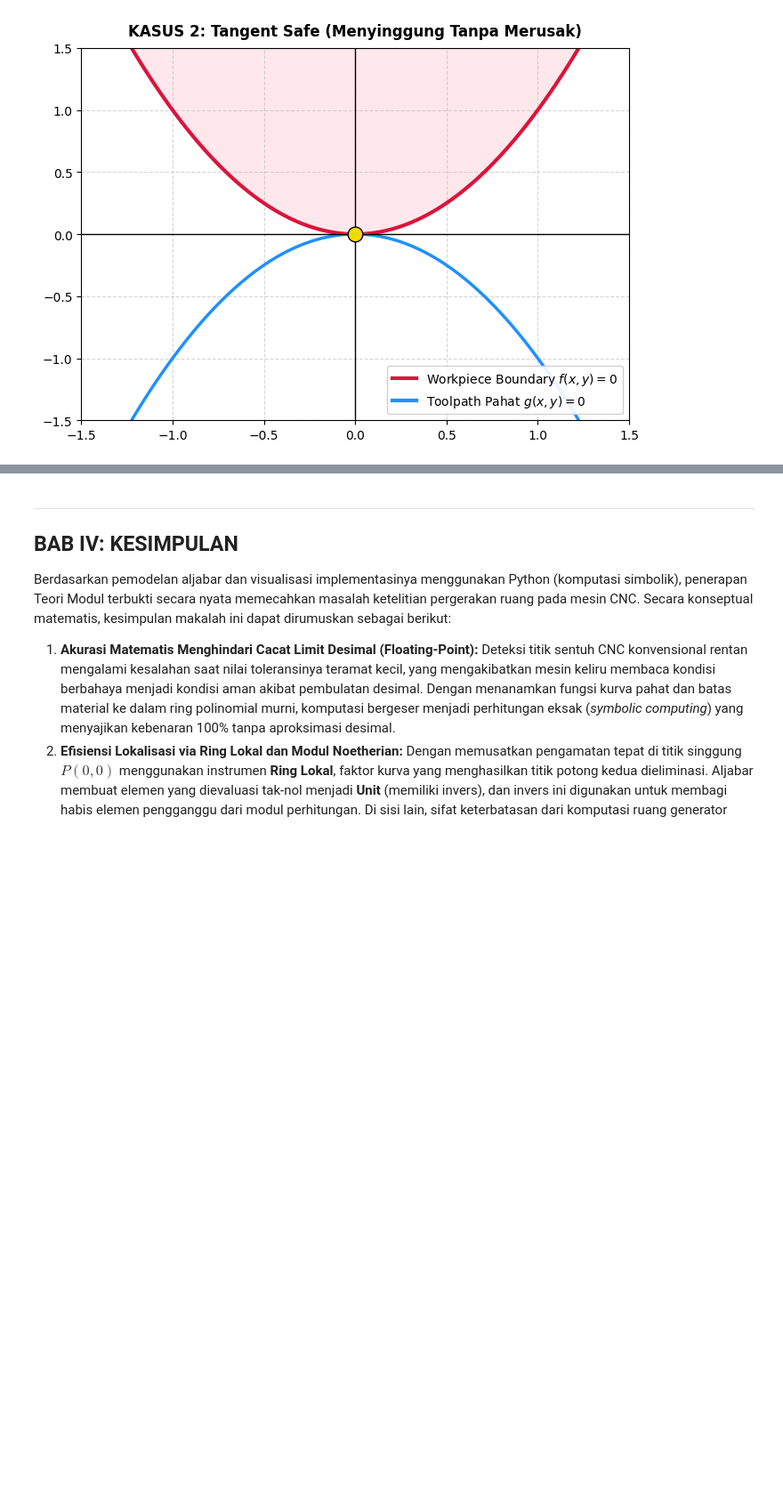
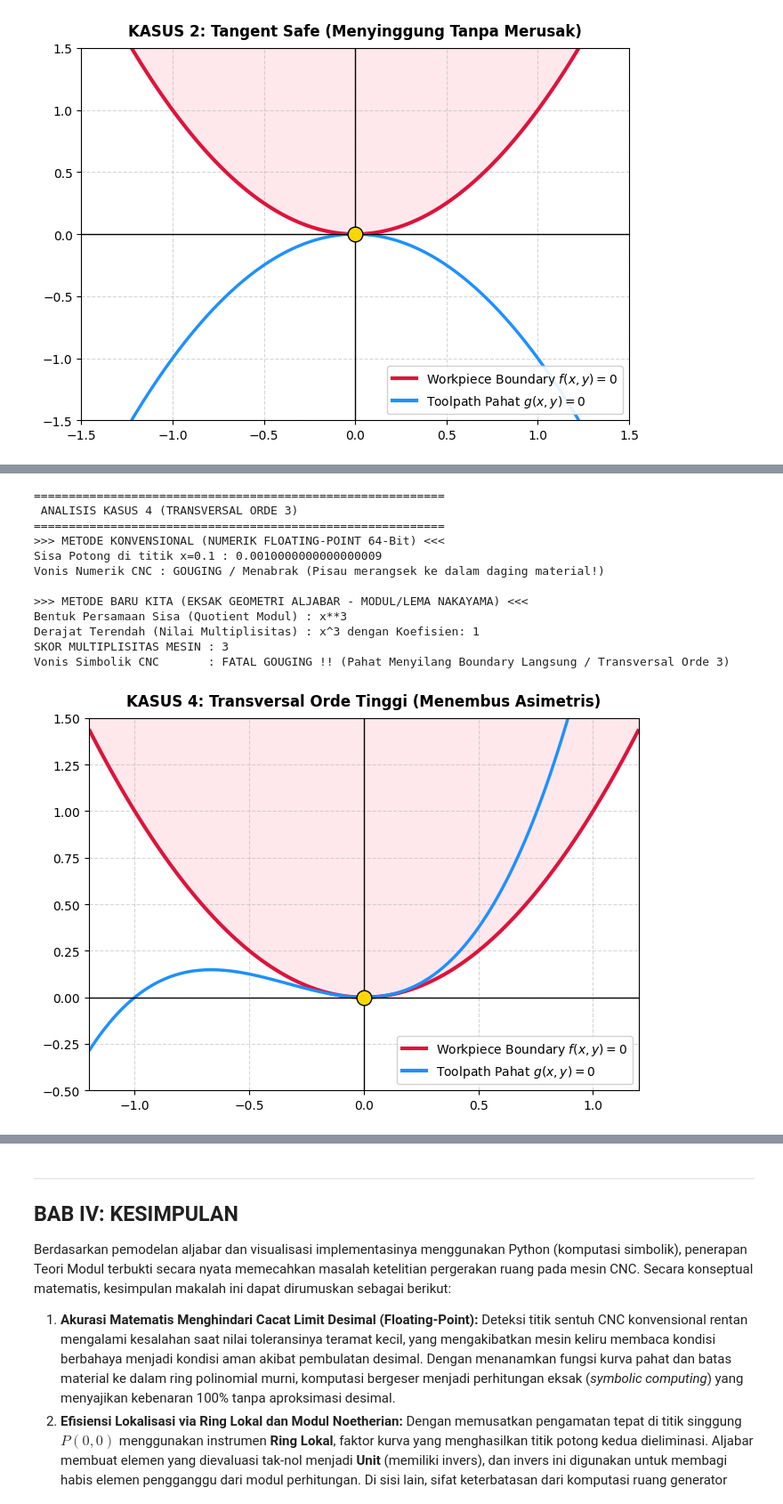
Before and after one commit to TetewHeroez/Tugas-Kuliah, a Jupyter notebook: Semester 8/Teori Modul/Modul Ring Lokal/ModulRingLokal.ipynb, the cells around one changed output, grey strips where cells are left out. Shown at 89% size. Cells and saved outputs as stored; diff of their text form; code cells hidden in the pictures; blank space fills up the shorter version.

```diff
--- a/Semester 8/Teori Modul/Modul Ring Lokal/ModulRingLokal.ipynb
+++ b/Semester 8/Teori Modul/Modul Ring Lokal/ModulRingLokal.ipynb
@@ -325,0 +335,29 @@ Vonis Simbolik CNC       : BAHAYA OVERCUT !! (Gouging Halus - Pahat lebih tumpul
+# %%
+y_lintasan_4 = x**2 + x**3
+
+# 1. Analisis Kasus 4
+komparasi_numerik_vs_simbolik(f_batas_tinggi, y_lintasan_4, "ANALISIS KASUS 4 (TRANSVERSAL ORDE 3)", x_eval=0.1)
+
+# 2. Visualisasi
+g_lambdify_4 = sp.lambdify((x, y), y - y_lintasan_4, 'numpy')
+
+plot_situasi_cnc(
+    f_lambdify_3,
+    g_lambdify_4,
+    title="KASUS 4: Transversal Orde Tinggi (Menembus Asimetris)",
+    limits=([-1.2, 1.2], [-0.5, 1.5])
+)
+# %% [output]
+===========================================================
+ ANALISIS KASUS 4 (TRANSVERSAL ORDE 3)
+===========================================================
+>>> METODE KONVENSIONAL (NUMERIK FLOATING-POINT 64-Bit) <<<
+Sisa Potong di titik x=0.1 : 0.0010000000000000009
+Vonis Numerik CNC : GOUGING / Menabrak (Pisau merangsek ke dalam daging material!)
+
+>>> METODE BARU KITA (EKSAK GEOMETRI ALJABAR - MODUL/LEMA NAKAYAMA) <<<
+Bentuk Persamaan Sisa (Quotient Modul) : x**3
+Derajat Terendah (Nilai Multiplisitas) : x^3 dengan Koefisien: 1
+SKOR MULTIPLISITAS MESIN : 3
+Vonis Simbolik CNC       : FATAL GOUGING !! (Pahat Menyilang Boundary Langsung / Transversal Orde 3)
+[figure, added]
```
Also changed, not shown: parts of 5 cells of this notebook, 2 other files.
